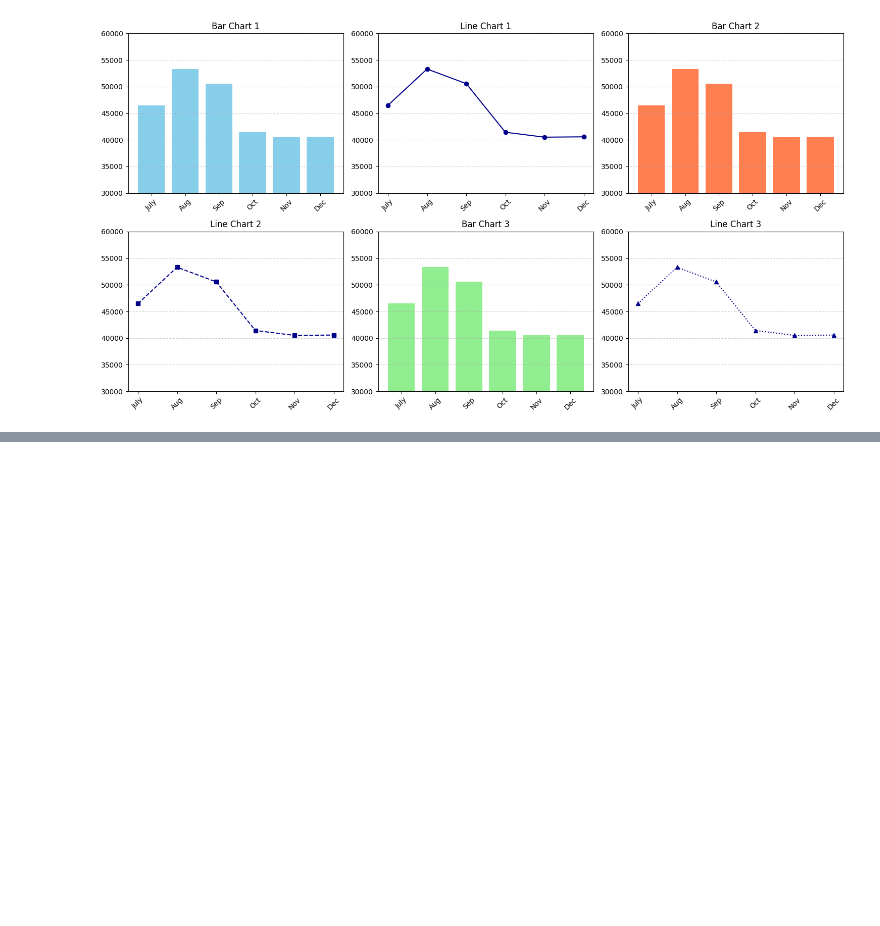
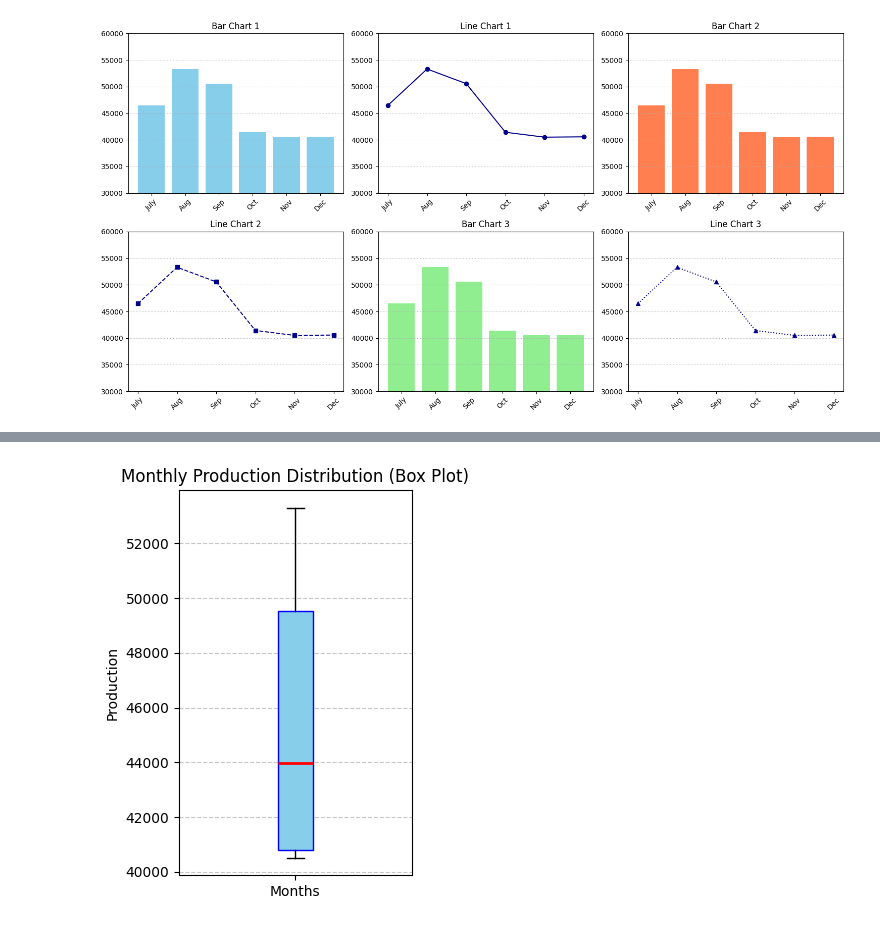
Before and after one commit to AkshayK025/Python, a Jupyter notebook: Rough_Work/LocalSql1.ipynb, the cells around one changed output, grey strips where cells are left out. Cells and saved outputs as stored; diff of their text form; code cells hidden in the pictures; blank space fills up the shorter version.

```diff
--- a/Rough_Work/LocalSql1.ipynb
+++ b/Rough_Work/LocalSql1.ipynb
@@ -301,0 +268,16 @@ plt.show()
+# %%
+monthly_prod = prod_df.groupby('Month')['Production'].sum()
+
+plt.figure(figsize=(3, 5))
+plt.boxplot(monthly_prod, vert=True, patch_artist=True,
+            boxprops=dict(facecolor='skyblue', color='blue'),
+            medianprops=dict(color='red', linewidth=2))
+
+plt.title('Monthly Production Distribution (Box Plot)')
+plt.ylabel('Production')
+plt.grid(axis='y', linestyle='--', alpha=0.7)
+plt.xticks([1], ['Months'])
+
+plt.show()
+# %% [output]
+[figure, added]
```
Also changed, not shown: parts of 10 cells of this notebook, 2 other files.
